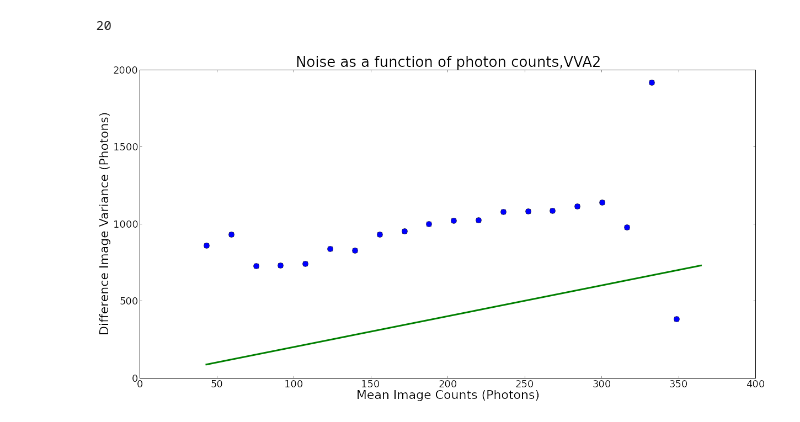
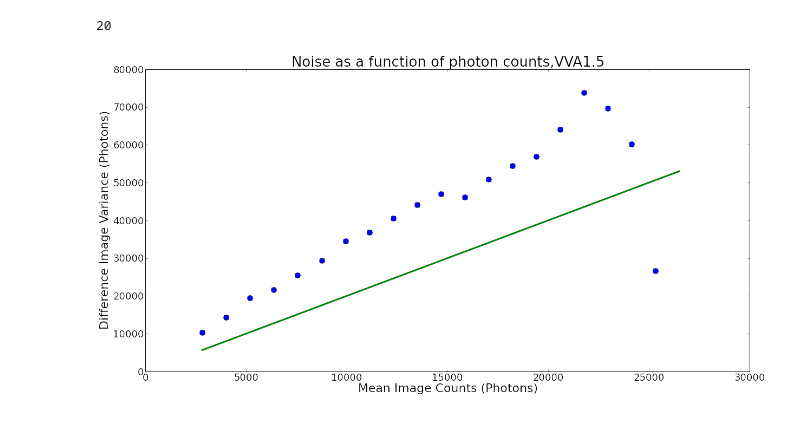
Before and after one commit to levlab-atomchip/BECy_stats, a Jupyter notebook: notebooks/intensity_shot_noise_20150121.ipynb, the cells around one changed output. Cells and saved outputs as stored; diff of their text form; code cells hidden in the pictures.

Commit message:
intensity noise analysis

```diff
--- a/notebooks/intensity_shot_noise_20150121.ipynb
+++ b/notebooks/intensity_shot_noise_20150121.ipynb
@@ -20,7 +20,7 @@ import matplotlib.pyplot as plt
 from cloud_image import image_subtract as imsub
 import numpy as np
 # %%
-datadir = r'Z:\Data\ACM Data\Imaging system\PIXIS\2015-01-21\VVA1.5'
+datadir = r'Z:\Data\ACM Data\Imaging system\PIXIS\2015-01-21'
 # %%
 dist = CDna(datadir, False)
 img = nai(dist.filelist[0])
@@ -75,12 +76,12 @@ len(filtered_bin_vars)
 # %%
 plt.plot(mean_img_bins[:-1], filtered_bin_vars, 'o',markersize=10,)
 plt.plot(mean_img_bins, 2*mean_img_bins)
 #plt.plot(mean_img_bins[:-1], mean_img_hist)
 plt.xlabel('Mean Image Counts (Photons)')
 plt.ylabel('Difference Image Variance (Photons)')
 #plt.xlim(0,3000)
-#plt.ylim(0,8000)
-plt.title('Noise as a function of photon counts,VVA2')
+#plt.ylim(0,6000)
+plt.title('Noise as a function of photon counts,VVA1.5')
 plt.show()
 # %% [output]
-[figure, old version]
+[figure, new version]
```
Also changed, not shown: parts of 3 cells of this notebook, 1 other file.
